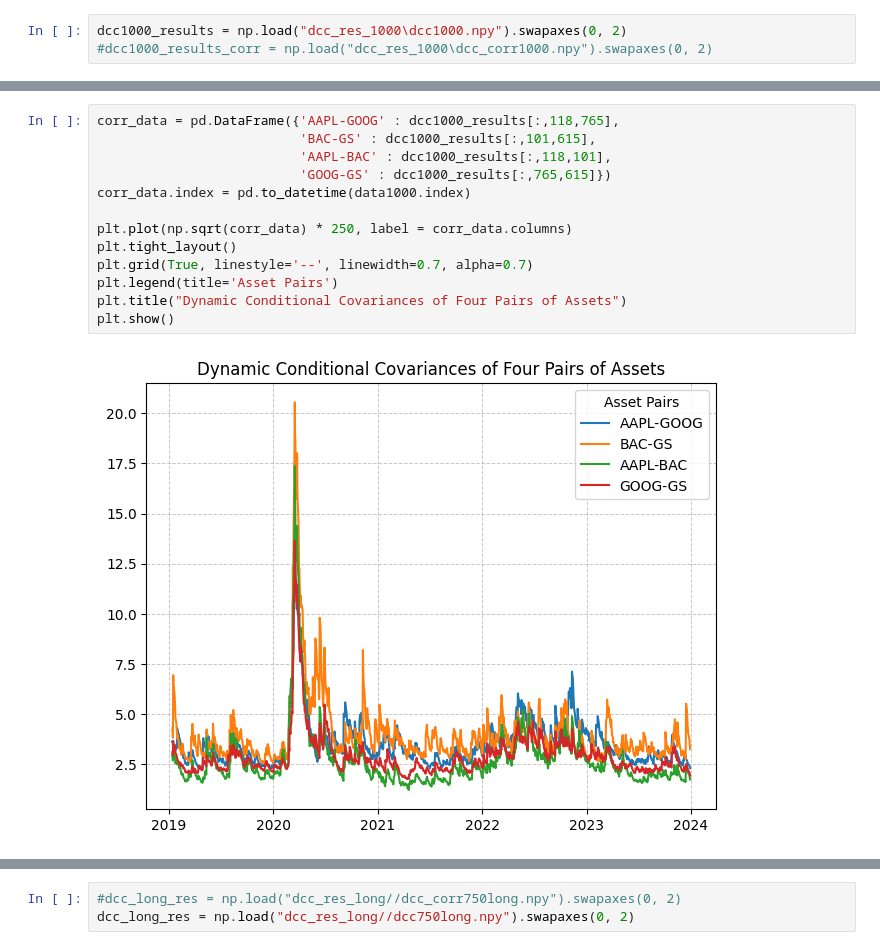
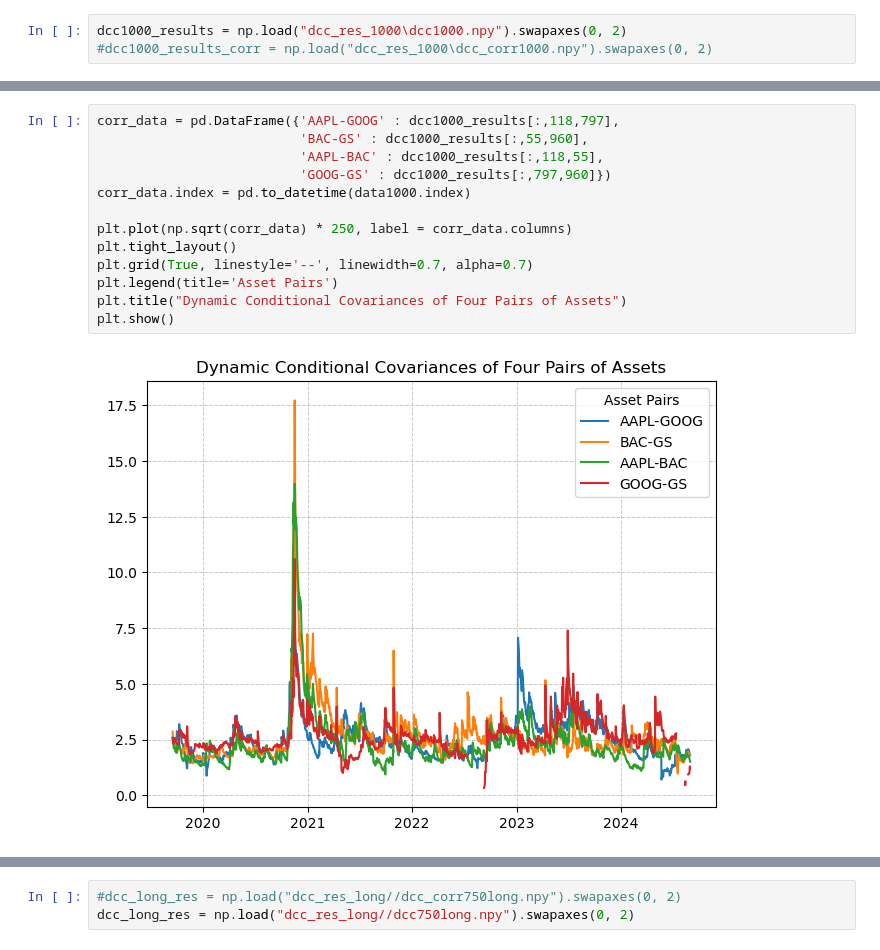
Before and after one commit to GuiBiem/stat_thesis_large_dynamic_cov, a Jupyter notebook: python_model.ipynb, the cells around one changed output, grey strips where cells are left out. Cells and saved outputs as stored; diff of their text form.

```diff
--- a/python_model.ipynb
+++ b/python_model.ipynb
@@ -454,15 +491,15 @@ print(np.where(data1000.columns == 'GS'))
 # %%
-corr_data = pd.DataFrame({'AAPL-GOOG' : dcc1000_results[:,118,765],
-                          'BAC-GS' : dcc1000_results[:,101,615],
-                          'AAPL-BAC' : dcc1000_results[:,118,101],
-                          'GOOG-GS' : dcc1000_results[:,765,615]})
+corr_data = pd.DataFrame({'AAPL-GOOG' : dcc1000_results[:,118,797],
+                          'BAC-GS' : dcc1000_results[:,55,960],
+                          'AAPL-BAC' : dcc1000_results[:,118,55],
+                          'GOOG-GS' : dcc1000_results[:,797,960]})
 corr_data.index = pd.to_datetime(data1000.index)
 
 plt.plot(np.sqrt(corr_data) * 250, label = corr_data.columns)
 plt.tight_layout()
 plt.grid(True, linestyle='--', linewidth=0.7, alpha=0.7)
 plt.legend(title='Asset Pairs')
 plt.title("Dynamic Conditional Covariances of Four Pairs of Assets")
 plt.show()
 # %% [output]
-[figure, old version]
+[figure, new version]
```
Also changed, not shown: parts of 14 cells of this notebook, 2 other files.
